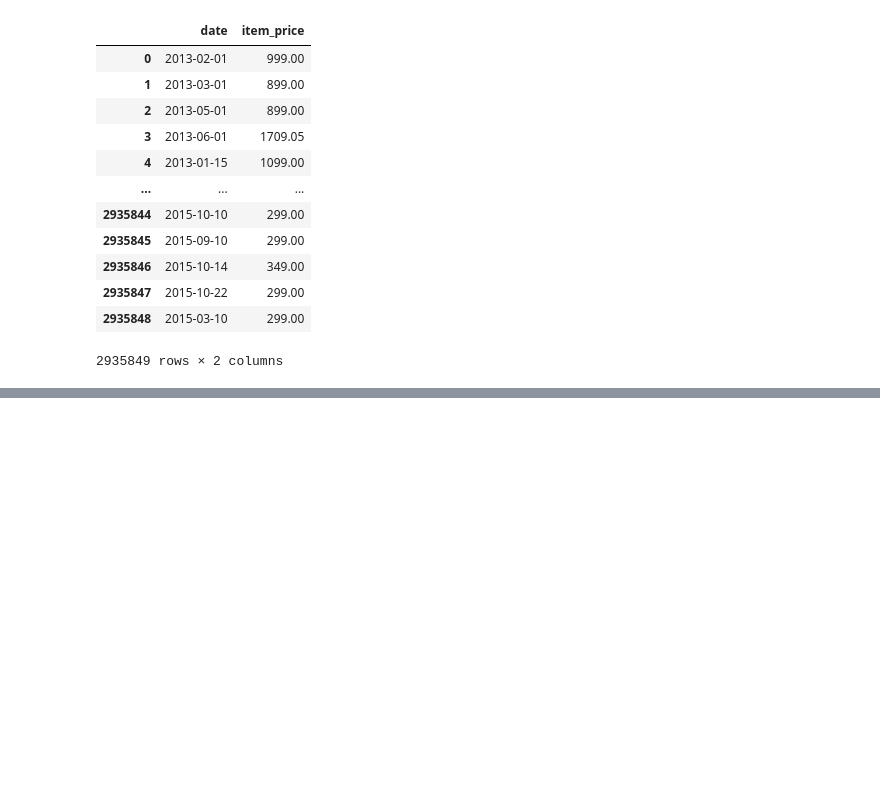
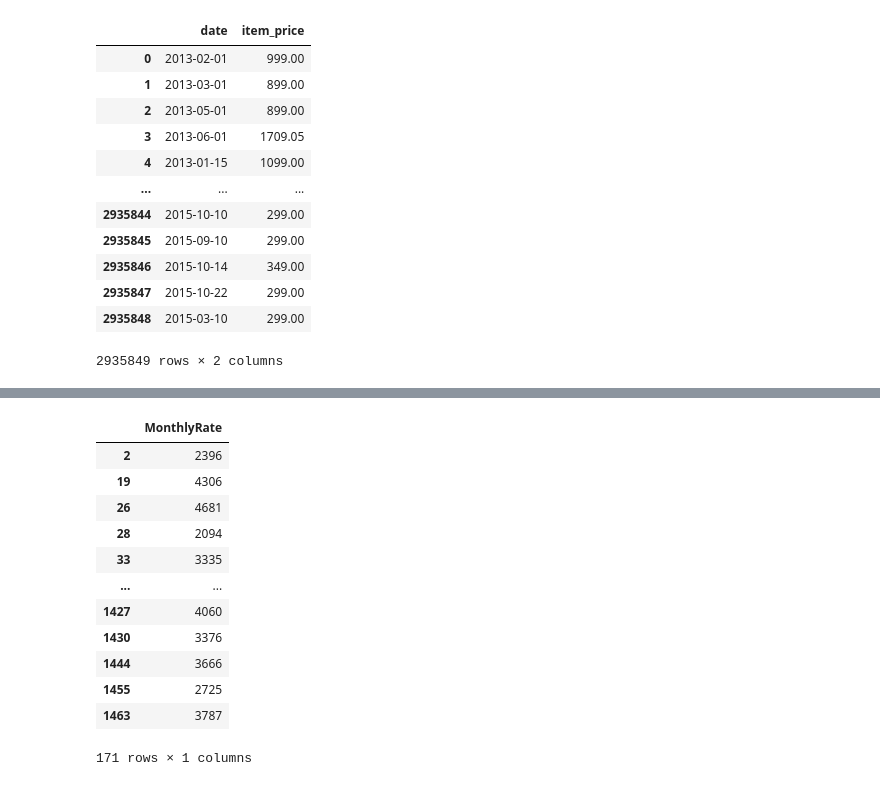
Before and after one commit to AssanDiomande/bigdata, a Jupyter notebook: cours/ObjetPython-Copy2.ipynb, the cells around one changed output, grey strips where cells are left out. Cells and saved outputs as stored; diff of their text form; code cells hidden in the pictures; blank space fills up the shorter version.

```diff
--- a/cours/ObjetPython-Copy2.ipynb
+++ b/cours/ObjetPython-Copy2.ipynb
@@ -446,0 +461,18 @@ pd.DataFrame({'date':pd.to_datetime(data['date']),'item_price': data['item_price
+# %%
+data2 = pd.DataFrame({'MonthlyRate':data['MonthlyRate']})
+# %%
+data2.query("MonthlyRate < 5000 and MonthlyRate > 0")
+# %% [output]
+|  | MonthlyRate |
+| 2 | 2396 |
+| 19 | 4306 |
+| 26 | 4681 |
+| 28 | 2094 |
+| 33 | 3335 |
+| ... | ... |
+| 1427 | 4060 |
+| 1430 | 3376 |
+| 1444 | 3666 |
+| 1455 | 2725 |
+| 1463 | 3787 |
+171 rows × 1 columns
```
Also changed, not shown: parts of 3 cells of this notebook, 1 other file.
